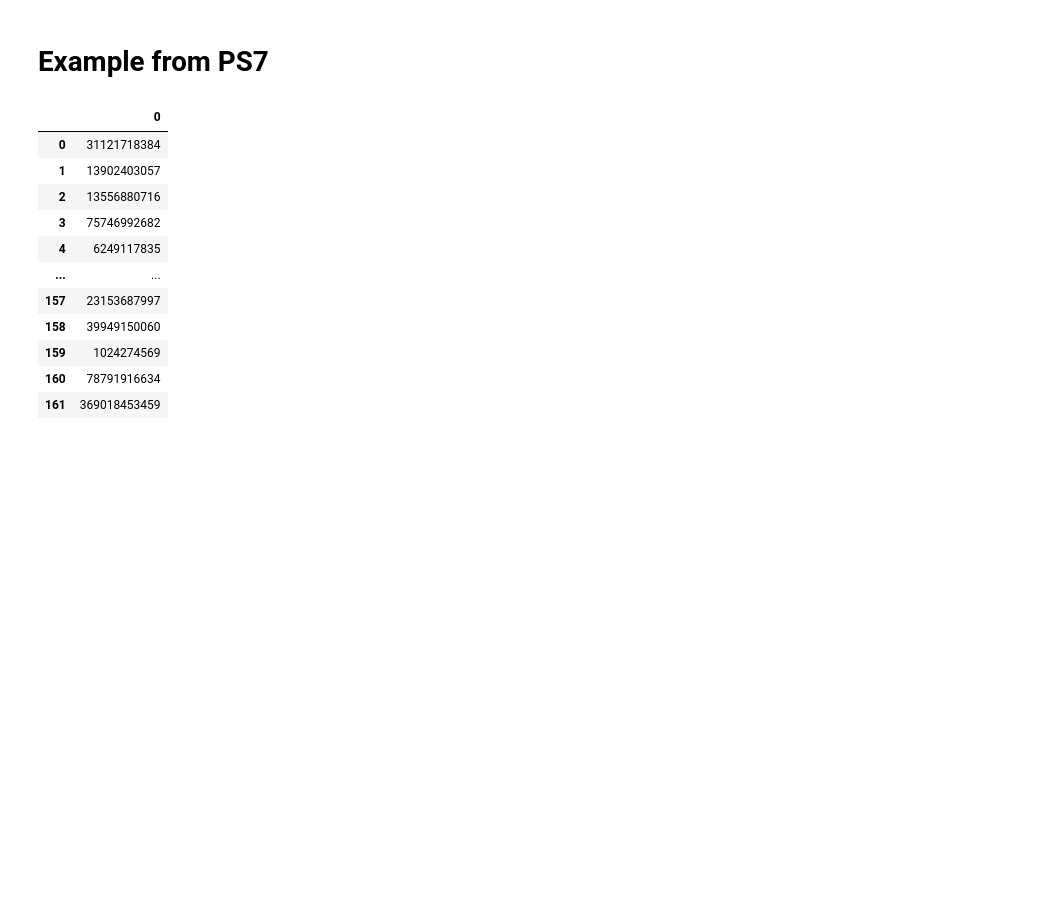
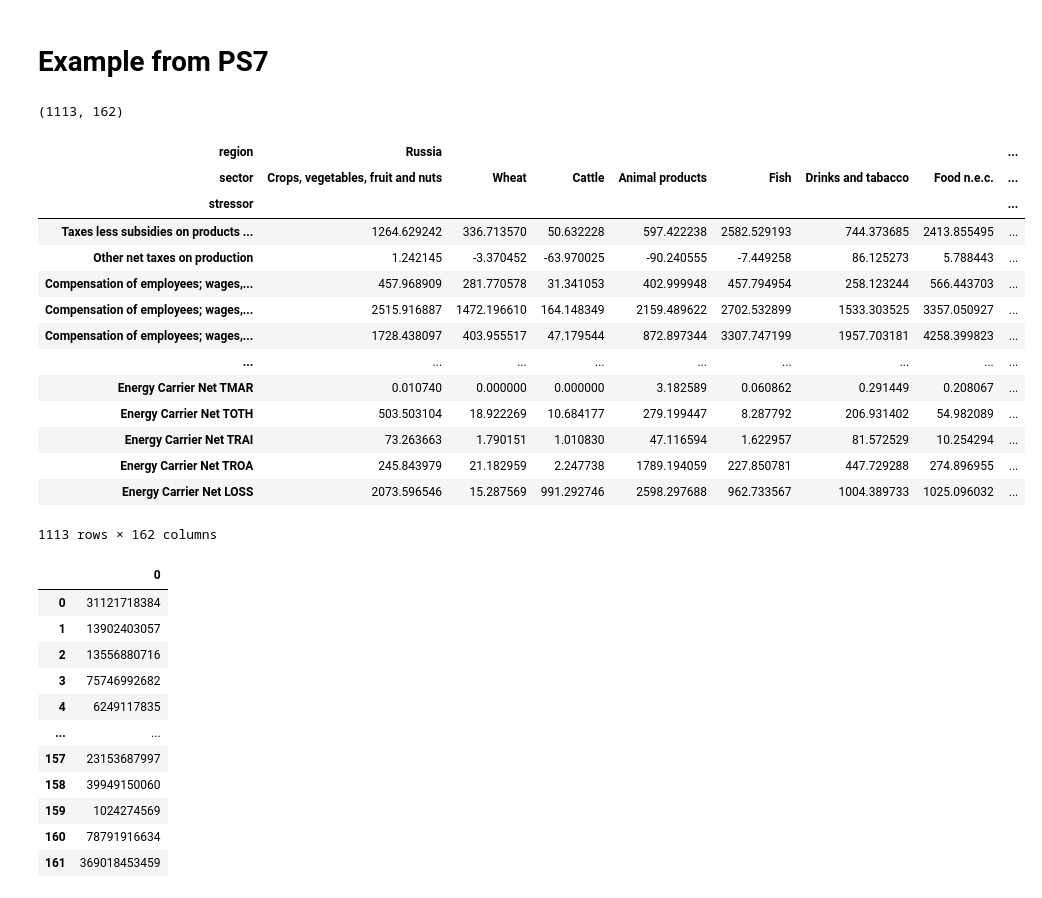
Before and after one commit to bertineram/TEP4222_Project, a Jupyter notebook: F_Energy.ipynb, the cells around one changed output. Cells and saved outputs as stored; diff of their text form; code cells hidden in the pictures; blank space fills up the shorter version.

```diff
--- a/F_Energy.ipynb
+++ b/F_Energy.ipynb
@@ -15,10 +15,30 @@ PS7_Y = pd.read_csv(r"Data/PS7/PS7_Y.txt", sep='\t', header=[0,1], index_col=[0,
 PS7_Z = pd.read_csv(r"Data/PS7/PS7_Z.txt", sep='\t', header=[0,1], index_col=[0,1])
 
     # Stressors matrix (not needed in Assigment 7)
-PS7_F = pd.read_csv(r"Data/PS7/PS7_F.txt", sep='\t', header=[0,1], index_col=[0,1])
+PS7_F = pd.read_csv(r"Data/PS7/PS7_F.txt", sep='\t', header=[0,1], index_col=[0])
 
     # GHG emissions row (vector) from the stressors matrix F
-PS7_F_GHG = pd.read_csv(r"Data/PS7/PS7_F_GHG.txt", sep='\t')
+PS7_F_GHG = pd.read_csv(r"Data/PS7/PS7_F_GHG.txt", sep='\t')#, header=0, index_col=0)
+# %%
+print(PS7_F.shape)
+display(PS7_F)
+# %% [output]
+(1113, 162)
+| region | Russia |  |  |  |  |  |  | ... |
+| sector | Crops, vegetables, fruit and nuts | Wheat | Cattle | Animal products | Fish | Drinks and tabacco | Food n.e.c. | ... |
+| stressor |  |  |  |  |  |  |  | ... |
+| Taxes less subsidies on products ... | 1264.629242 | 336.713570 | 50.632228 | 597.422238 | 2582.529193 | 744.373685 | 2413.855495 | ... |
+| Other net taxes on production | 1.242145 | -3.370452 | -63.970025 | -90.240555 | -7.449258 | 86.125273 | 5.788443 | ... |
+| Compensation of employees; wages,... | 457.968909 | 281.770578 | 31.341053 | 402.999948 | 457.794954 | 258.123244 | 566.443703 | ... |
+| Compensation of employees; wages,... | 2515.916887 | 1472.196610 | 164.148349 | 2159.489622 | 2702.532899 | 1533.303525 | 3357.050927 | ... |
+| Compensation of employees; wages,... | 1728.438097 | 403.955517 | 47.179544 | 872.897344 | 3307.747199 | 1957.703181 | 4258.399823 | ... |
+| ... | ... | ... | ... | ... | ... | ... | ... | ... |
+| Energy Carrier Net TMAR | 0.010740 | 0.000000 | 0.000000 | 3.182589 | 0.060862 | 0.291449 | 0.208067 | ... |
+| Energy Carrier Net TOTH | 503.503104 | 18.922269 | 10.684177 | 279.199447 | 8.287792 | 206.931402 | 54.982089 | ... |
+| Energy Carrier Net TRAI | 73.263663 | 1.790151 | 1.010830 | 47.116594 | 1.622957 | 81.572529 | 10.254294 | ... |
+| Energy Carrier Net TROA | 245.843979 | 21.182959 | 2.247738 | 1789.194059 | 227.850781 | 447.729288 | 274.896955 | ... |
+| Energy Carrier Net LOSS | 2073.596546 | 15.287569 | 991.292746 | 2598.297688 | 962.733567 | 1004.389733 | 1025.096032 | ... |
+1113 rows × 162 columns
 # %%
 display(PS7_F_GHG)
 # %% [output]
```
Also changed, not shown: 4 other files.
